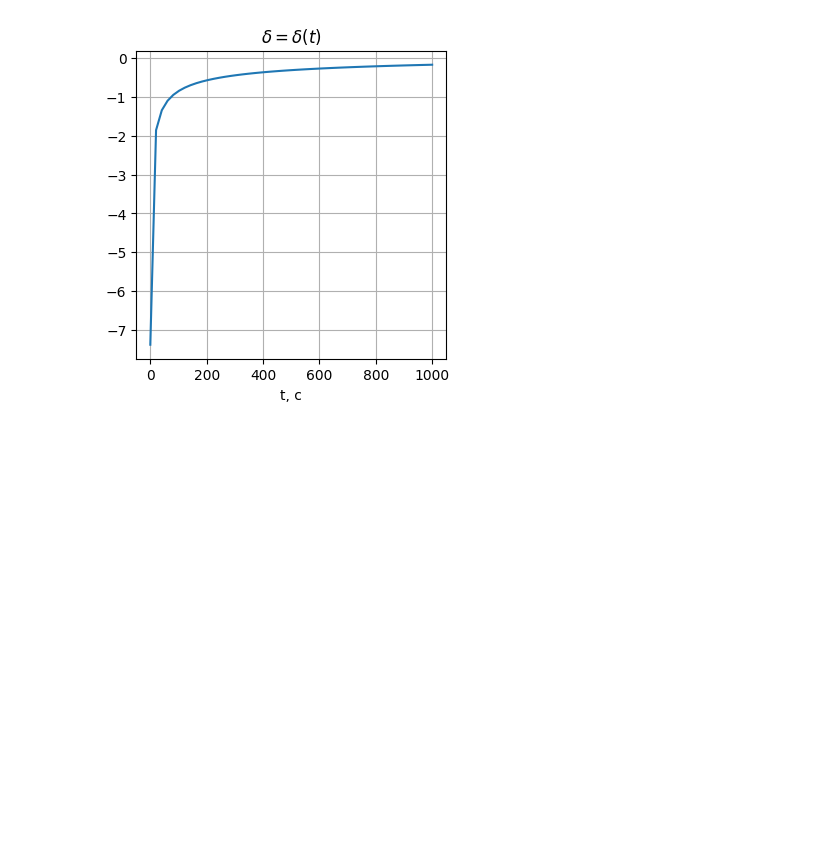
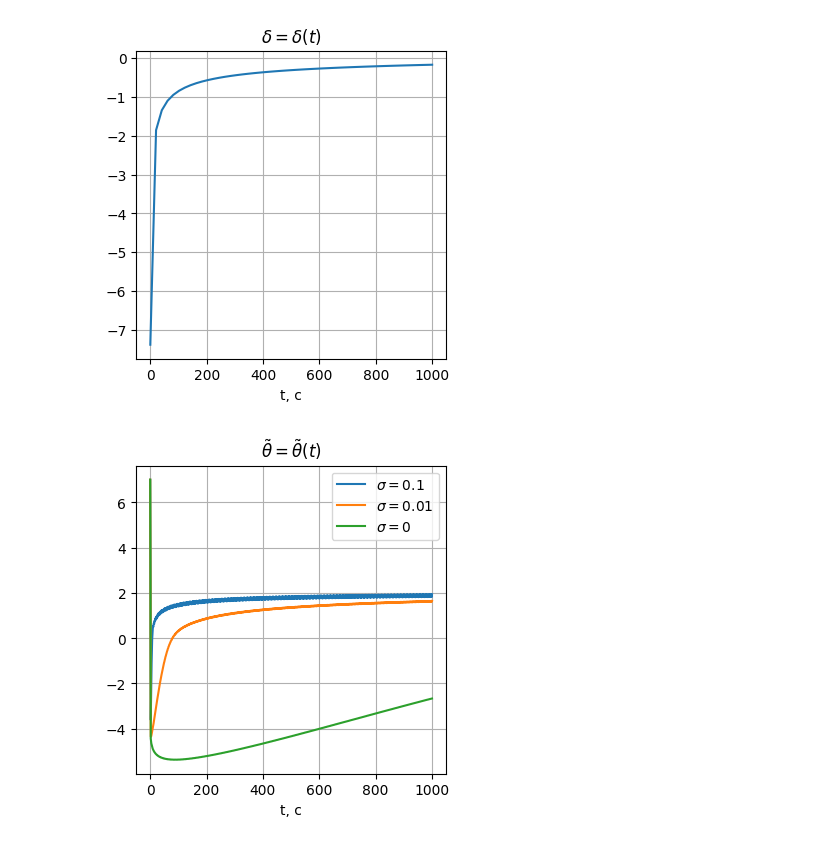
Before and after one commit to lalayants/adaptive-and-robust-control, a Jupyter notebook: 2/2.ipynb, the cells around one changed output. Cells and saved outputs as stored; diff of their text form; code cells hidden in the pictures; blank space fills up the shorter version.

```diff
--- a/2/2.ipynb
+++ b/2/2.ipynb
@@ -246,3 +250,17 @@ plt.title('$\delta = \delta(t)$')
 plt.savefig(SAVE_PATH + 'delta.png')
 # %% [output]
 [figure]
+# %%
+for sigma in sigmas:
+    theta_s = solutions_3[sigma].y[2]
+    t = solutions_3[sigma].t
+    plt.plot(t, theta - theta_s, label=f'$\sigma = {sigma}$')
+plt.grid()
+plt.legend()
+plt.xlabel('t, c')
+plt.title('$\\tilde \\theta  = \\tilde \\theta(t)$')
+
+
+plt.savefig(SAVE_PATH + '3_theta.png')
+# %% [output]
+[figure, added]
```
Also changed, not shown: parts of 6 cells of this notebook, 18 other files.
